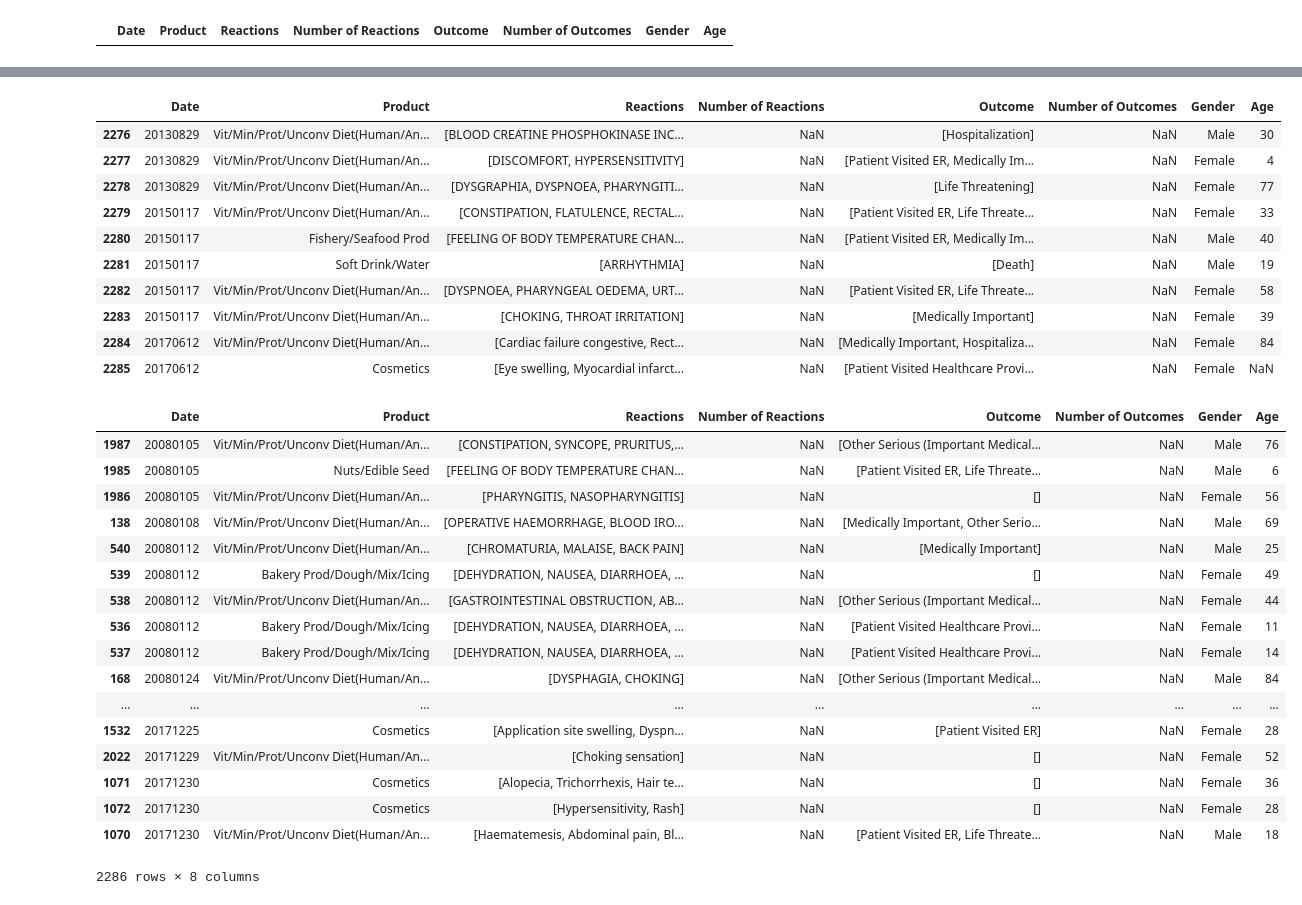
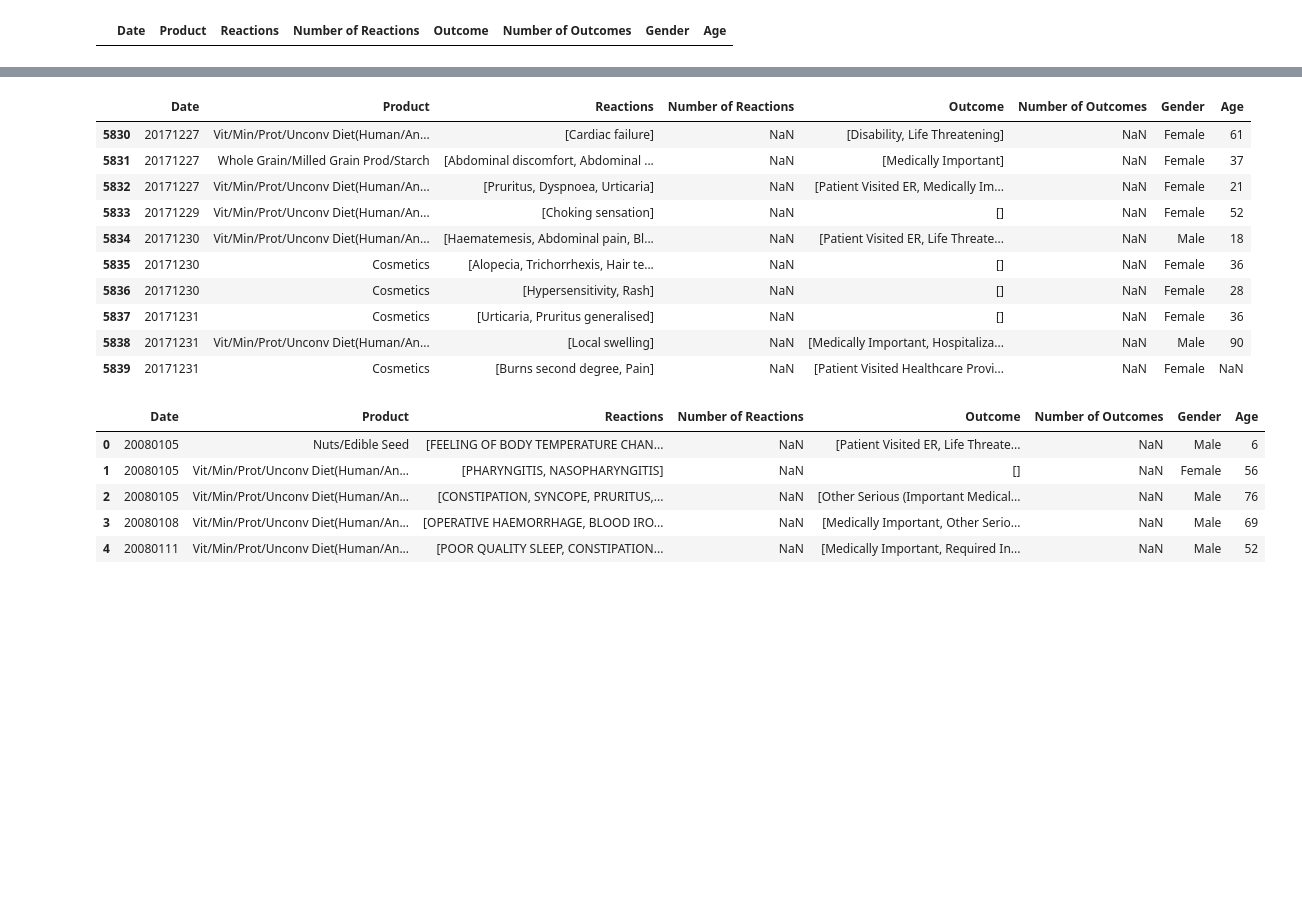
Before and after one commit to ravzx2/project1_group_c, a Jupyter notebook: Bobby-API.ipynb, the cells around one changed output, grey strips where cells are left out. Saved outputs shown, nothing was run; the diff lists cells and outputs as text; code cells hidden in the pictures; blank space fills up the shorter version.

```diff
--- a/Bobby-API.ipynb
+++ b/Bobby-API.ipynb
@@ -34,0 +13,11 @@ print(datelist)
+# %%
+d1 = date(2008, 1, 1)
+d2 = date(2017, 12, 31)
+
+delta = d2 - d1
+
+for i in range(delta.days + 1):
+
+    datelist.append(d1 + timedelta(i))
+
+print(f"datelist = {len(datelist)}")
@@ -40,12 +31,3 @@ event_df.head(10)
 # %%
 event_df['Outcome'] = event_df['Outcome'].astype(object)
 event_df['Reactions'] = event_df['Reactions'].astype(object)
-# %%
-url = f"https://api.fda.gov/food/event.json"
-term = f"date_started"
-date = f"2008-08-11"
-query_url = f"{url}?search={term}:{date}&limit=10"
-
-event_response = requests.get(query_url)
-event_json = event_response.json()
-print(event_json)
@@ -67,13 +43,13 @@ for index in range(len(datelist)):
         term = f"date_started"
         date = datelist[index].strftime('%Y%m%d')
 
-        query_url = f"{url}?search={term}:{date}&limit=10"
-        #print(query_url)
+        query_url = f"{url}?search={term}:{date}&limit=100"
+
         event_response = requests.get(query_url)
         event_json = event_response.json()
         print(f"Processing record {count} for {datelist[index]}")
         count += 1
-        #print(event_json['results'][0]['consumer']['age'])
+
         for i in range(0, len(event_json['results'])):
             event_df.loc[rowcount, 'Date'] = event_json['results'][i]['date_started']
             event_df.loc[rowcount, 'Product'] = event_json['results'][i]['products'][0]['industry_name']
@@ -110,34 +86,23 @@ Data Retrieval Complete
 event_df.tail(10)
 # %% [output]
 |  | Date | Product | Reactions | Number of Reactions | Outcome | Number of Outcomes | Gender | Age |
-| 2276 | 20130829 | Vit/Min/Prot/Unconv Diet(Human/An... | [BLOOD CREATINE PHOSPHOKINASE INC... | NaN | [Hospitalization] | NaN | Male | 30 |
-| 2277 | 20130829 | Vit/Min/Prot/Unconv Diet(Human/An... | [DISCOMFORT, HYPERSENSITIVITY] | NaN | [Patient Visited ER, Medically Im... | NaN | Female | 4 |
-| 2278 | 20130829 | Vit/Min/Prot/Unconv Diet(Human/An... | [DYSGRAPHIA, DYSPNOEA, PHARYNGITI... | NaN | [Life Threatening] | NaN | Female | 77 |
-| 2279 | 20150117 | Vit/Min/Prot/Unconv Diet(Human/An... | [CONSTIPATION, FLATULENCE, RECTAL... | NaN | [Patient Visited ER, Life Threate... | NaN | Female | 33 |
-| 2280 | 20150117 | Fishery/Seafood Prod | [FEELING OF BODY TEMPERATURE CHAN... | NaN | [Patient Visited ER, Medically Im... | NaN | Male | 40 |
-| 2281 | 20150117 | Soft Drink/Water | [ARRHYTHMIA] | NaN | [Death] | NaN | Male | 19 |
-| 2282 | 20150117 | Vit/Min/Prot/Unconv Diet(Human/An... | [DYSPNOEA, PHARYNGEAL OEDEMA, URT... | NaN | [Patient Visited ER, Life Threate... | NaN | Female | 58 |
-| 2283 | 20150117 | Vit/Min/Prot/Unconv Diet(Human/An... | [CHOKING, THROAT IRRITATION] | NaN | [Medically Important] | NaN | Female | 39 |
-| 2284 | 20170612 | Vit/Min/Prot/Unconv Diet(Human/An... | [Cardiac failure congestive, Rect... | NaN | [Medically Important, Hospitaliza... | NaN | Female | 84 |
-| 2285 | 20170612 | Cosmetics | [Eye swelling, Myocardial infarct... | NaN | [Patient Visited Healthcare Provi... | NaN | Female | NaN |
+| 5830 | 20171227 | Vit/Min/Prot/Unconv Diet(Human/An... | [Cardiac failure] | NaN | [Disability, Life Threatening] | NaN | Female | 61 |
+| 5831 | 20171227 | Whole Grain/Milled Grain Prod/Starch | [Abdominal discomfort, Abdominal ... | NaN | [Medically Important] | NaN | Female | 37 |
+| 5832 | 20171227 | Vit/Min/Prot/Unconv Diet(Human/An... | [Pruritus, Dyspnoea, Urticaria] | NaN | [Patient Visited ER, Medically Im... | NaN | Female | 21 |
+| 5833 | 20171229 | Vit/Min/Prot/Unconv Diet(Human/An... | [Choking sensation] | NaN | [] | NaN | Female | 52 |
+| 5834 | 20171230 | Vit/Min/Prot/Unconv Diet(Human/An... | [Haematemesis, Abdominal pain, Bl... | NaN | [Patient Visited ER, Life Threate... | NaN | Male | 18 |
+| 5835 | 20171230 | Cosmetics | [Alopecia, Trichorrhexis, Hair te... | NaN | [] | NaN | Female | 36 |
+| 5836 | 20171230 | Cosmetics | [Hypersensitivity, Rash] | NaN | [] | NaN | Female | 28 |
+| 5837 | 20171231 | Cosmetics | [Urticaria, Pruritus generalised] | NaN | [] | NaN | Female | 36 |
+| 5838 | 20171231 | Vit/Min/Prot/Unconv Diet(Human/An... | [Local swelling] | NaN | [Medically Important, Hospitaliza... | NaN | Male | 90 |
+| 5839 | 20171231 | Cosmetics | [Burns second degree, Pain] | NaN | [Patient Visited Healthcare Provi... | NaN | Female | NaN |
 # %%
 event_df.sort_values(by=['Date'])
+event_df.head()
 # %% [output]
 |  | Date | Product | Reactions | Number of Reactions | Outcome | Number of Outcomes | Gender | Age |
-| 1987 | 20080105 | Vit/Min/Prot/Unconv Diet(Human/An... | [CONSTIPATION, SYNCOPE, PRURITUS,... | NaN | [Other Serious (Important Medical... | NaN | Male | 76 |
-| 1985 | 20080105 | Nuts/Edible Seed | [FEELING OF BODY TEMPERATURE CHAN... | NaN | [Patient Visited ER, Life Threate... | NaN | Male | 6 |
-| 1986 | 20080105 | Vit/Min/Prot/Unconv Diet(Human/An... | [PHARYNGITIS, NASOPHARYNGITIS] | NaN | [] | NaN | Female | 56 |
-| 138 | 20080108 | Vit/Min/Prot/Unconv Diet(Human/An... | [OPERATIVE HAEMORRHAGE, BLOOD IRO... | NaN | [Medically Important, Other Serio... | NaN | Male | 69 |
-| 540 | 20080112 | Vit/Min/Prot/Unconv Diet(Human/An... | [CHROMATURIA, MALAISE, BACK PAIN] | NaN | [Medically Important] | NaN | Male | 25 |
-| 539 | 20080112 | Bakery Prod/Dough/Mix/Icing | [DEHYDRATION, NAUSEA, DIARRHOEA, ... | NaN | [] | NaN | Female | 49 |
-| 538 | 20080112 | Vit/Min/Prot/Unconv Diet(Human/An... | [GASTROINTESTINAL OBSTRUCTION, AB... | NaN | [Other Serious (Important Medical... | NaN | Female | 44 |
-| 536 | 20080112 | Bakery Prod/Dough/Mix/Icing | [DEHYDRATION, NAUSEA, DIARRHOEA, ... | NaN | [Patient Visited Healthcare Provi... | NaN | Female | 11 |
-| 537 | 20080112 | Bakery Prod/Dough/Mix/Icing | [DEHYDRATION, NAUSEA, DIARRHOEA, ... | NaN | [Patient Visited Healthcare Provi... | NaN | Female | 14 |
-| 168 | 20080124 | Vit/Min/Prot/Unconv Diet(Human/An... | [DYSPHAGIA, CHOKING] | NaN | [Other Serious (Important Medical... | NaN | Male | 84 |
-| ... | ... | ... | ... | ... | ... | ... | ... | ... |
-| 1532 | 20171225 | Cosmetics | [Application site swelling, Dyspn... | NaN | [Patient Visited ER] | NaN | Female | 28 |
-| 2022 | 20171229 | Vit/Min/Prot/Unconv Diet(Human/An... | [Choking sensation] | NaN | [] | NaN | Female | 52 |
-| 1071 | 20171230 | Cosmetics | [Alopecia, Trichorrhexis, Hair te... | NaN | [] | NaN | Female | 36 |
-| 1072 | 20171230 | Cosmetics | [Hypersensitivity, Rash] | NaN | [] | NaN | Female | 28 |
-| 1070 | 20171230 | Vit/Min/Prot/Unconv Diet(Human/An... | [Haematemesis, Abdominal pain, Bl... | NaN | [Patient Visited ER, Life Threate... | NaN | Male | 18 |
+| 0 | 20080105 | Nuts/Edible Seed | [FEELING OF BODY TEMPERATURE CHAN... | NaN | [Patient Visited ER, Life Threate... | NaN | Male | 6 |
+| 1 | 20080105 | Vit/Min/Prot/Unconv Diet(Human/An... | [PHARYNGITIS, NASOPHARYNGITIS] | NaN | [] | NaN | Female | 56 |
+| 2 | 20080105 | Vit/Min/Prot/Unconv Diet(Human/An... | [CONSTIPATION, SYNCOPE, PRURITUS,... | NaN | [Other Serious (Important Medical... | NaN | Male | 76 |
+| 3 | 20080108 | Vit/Min/Prot/Unconv Diet(Human/An... | [OPERATIVE HAEMORRHAGE, BLOOD IRO... | NaN | [Medically Important, Other Serio... | NaN | Male | 69 |
+| 4 | 20080111 | Vit/Min/Prot/Unconv Diet(Human/An... | [POOR QUALITY SLEEP, CONSTIPATION... | NaN | [Medically Important, Required In... | NaN | Male | 52 |
-2286 rows × 8 columns
```
Also changed, not shown: parts of 11 cells of this notebook.
